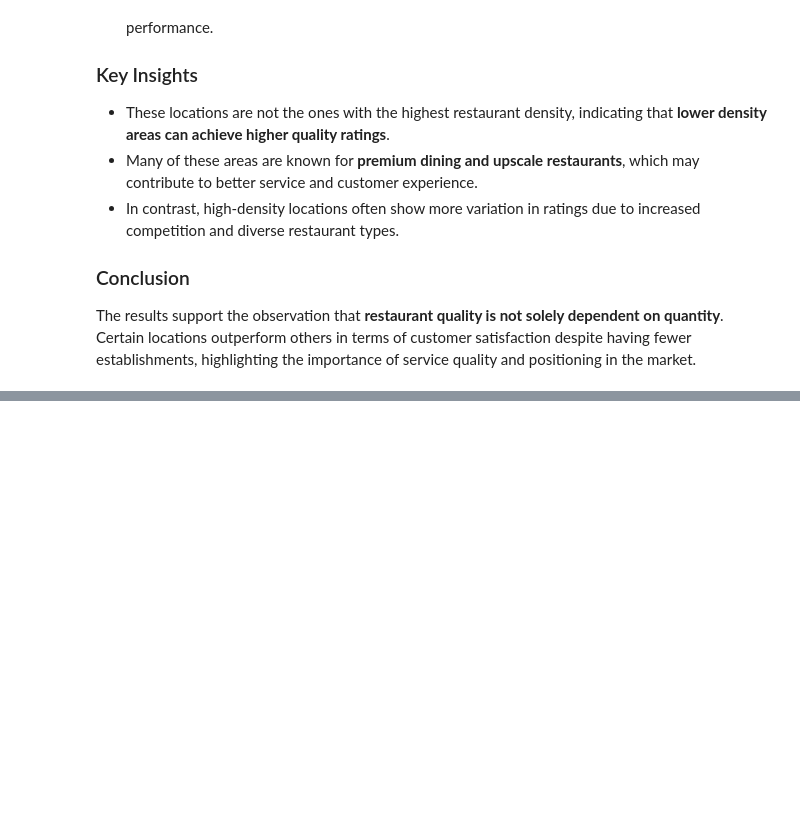
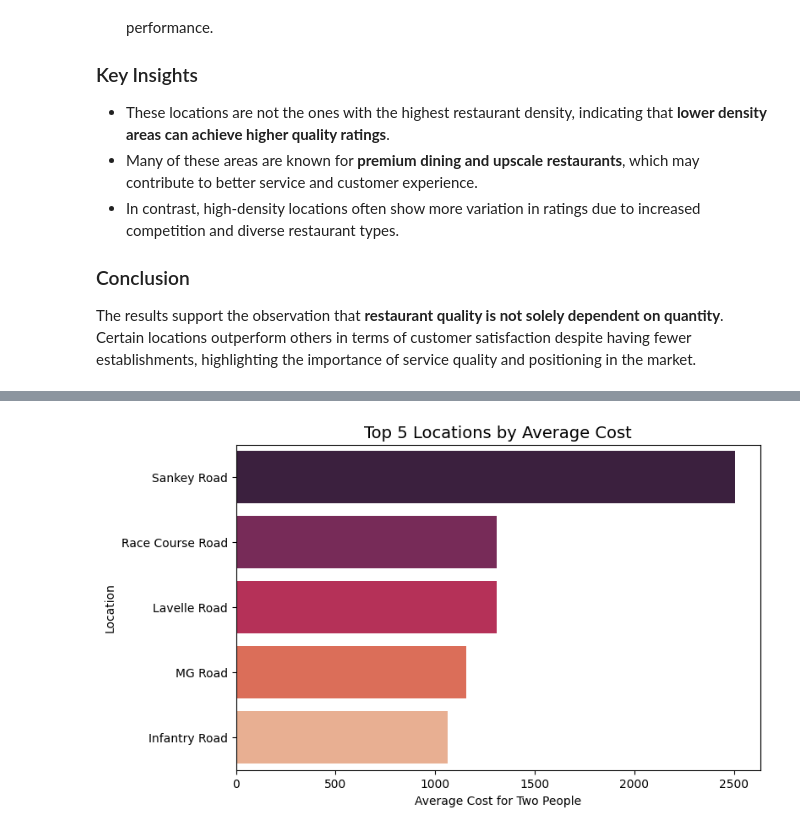
Before and after one commit to kan9667/zomato-ecosystem-analysis, a Jupyter notebook: zomato rest data analysis.ipynb, the cells around one changed output, grey strips where cells are left out. Drawn from its saved outputs; the diff is of its cells as text; code cells hidden in the pictures; blank space fills up the shorter version.

```diff
--- a/zomato rest data analysis.ipynb
+++ b/zomato rest data analysis.ipynb
@@ -259,0 +318,22 @@ The results support the observation that **restaurant quality is not solely depe
+# %%
+# cleaning cost column
+# remove commas and convert to numeric
+df['approx_cost(for two people)'] = (
+    df['approx_cost(for two people)']
+    .astype(str)
+    .str.replace(',', '')
+)
+
+df['approx_cost(for two people)'] = pd.to_numeric(
+    df['approx_cost(for two people)'],
+    errors='coerce'
+)
+# %%
+top_cost_locations = (
+    df.groupby('location')['approx_cost(for two people)']
+    .mean()
+    .sort_values(ascending=False)
+    .head(5)
+)
+
+print(top_cost_locations)
@@ -259,0 +348,18 @@ The results support the observation that **restaurant quality is not solely depe
+# %%
+plt.figure(figsize=(8,5))
+
+sns.barplot(
+    x=top_cost_locations.values,
+    y=top_cost_locations.index,
+    hue=top_cost_locations.index,
+    palette="rocket",
+    legend=False
+)
+
+plt.title("Top 5 Locations by Average Cost", fontsize=14)
+plt.xlabel("Average Cost for Two People")
+plt.ylabel("Location")
+
+plt.show()
+# %% [output]
+[figure, added]
```
Also changed, not shown: parts of 5 cells of this notebook.
